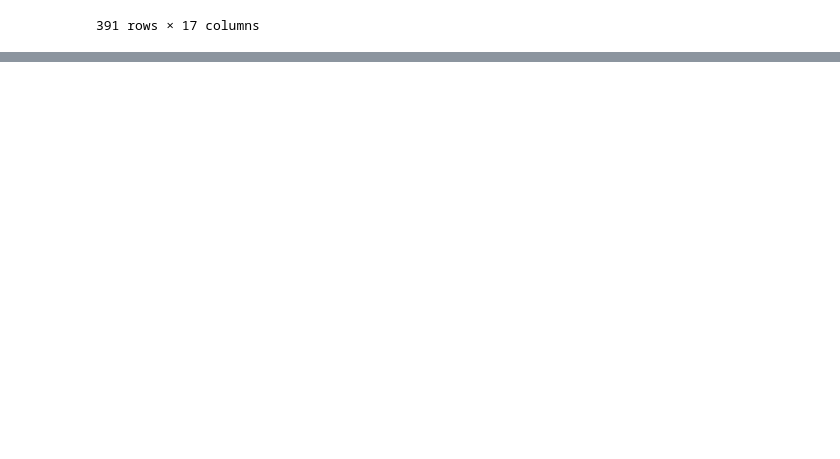
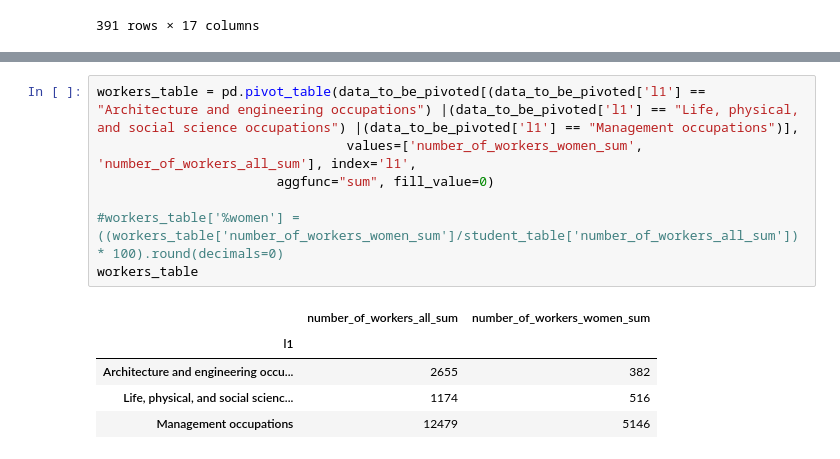
Before and after one commit to MADS-593-Project/Project, a Jupyter notebook: kolbe_work.ipynb, the cells around one changed output, grey strips where cells are left out. Cells and saved outputs as stored; diff of their text form; blank space fills up the shorter version.

```diff
--- a/kolbe_work.ipynb
+++ b/kolbe_work.ipynb
@@ -676,0 +430,13 @@ TimeSeriesBar(df_bls)
+# %%
+workers_table = pd.pivot_table(data_to_be_pivoted[(data_to_be_pivoted['l1'] == "Architecture and engineering occupations") |(data_to_be_pivoted['l1'] == "Life, physical, and social science occupations") |(data_to_be_pivoted['l1'] == "Management occupations")],
+                                values=['number_of_workers_women_sum', 'number_of_workers_all_sum'], index='l1',
+                       aggfunc="sum", fill_value=0)
+
+#workers_table['%women'] = ((workers_table['number_of_workers_women_sum']/student_table['number_of_workers_all_sum']) * 100).round(decimals=0)
+workers_table
+# %% [output]
+|  | number_of_workers_all_sum | number_of_workers_women_sum |
+| l1 |  |  |
+| Architecture and engineering occu... | 2655 | 382 |
+| Life, physical, and social scienc... | 1174 | 516 |
+| Management occupations | 12479 | 5146 |
```
Also changed, not shown: parts of 34 cells of this notebook, 3 other files.
